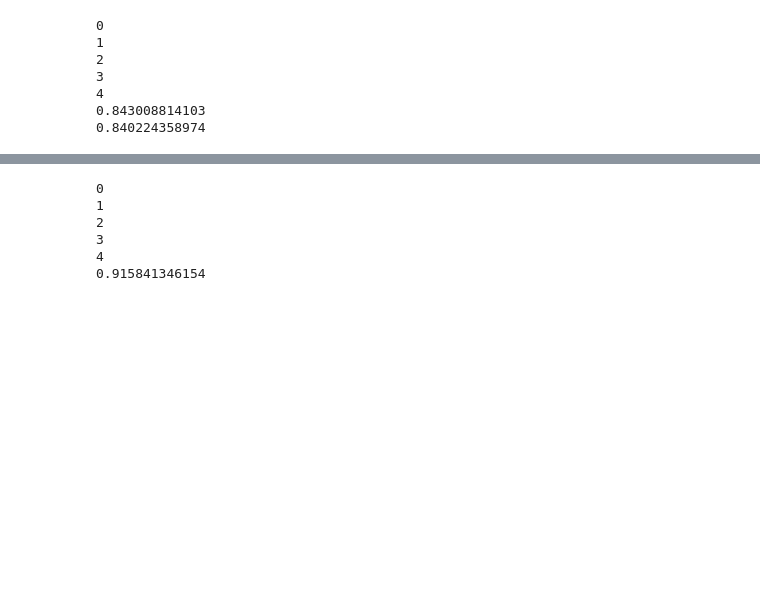
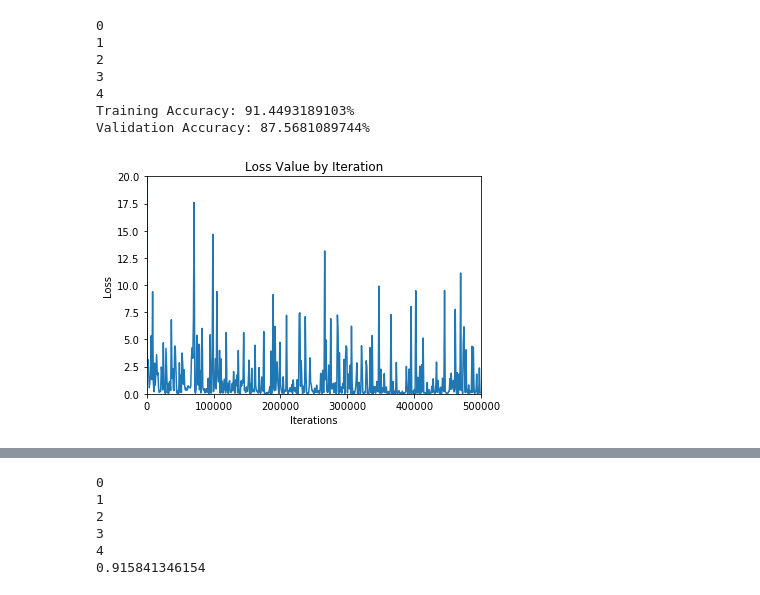
Before and after one commit to sunghew/cs189, a Jupyter notebook: hw6/hw6.ipynb, the cells around one changed output, grey strips where cells are left out. Cells and saved outputs as stored; diff of their text form; code cells hidden in the pictures; blank space fills up the shorter version.

```diff
--- a/hw6/hw6.ipynb
+++ b/hw6/hw6.ipynb
@@ -64,7 +64,6 @@ def kaggle_write(nn, images):
 # %%
 class NeuralNet:
     """ Initializes NeuralNet
-    :param layers: list layer sizes
     :param learning_rate: learning rate for gradient descent
     :param decay: scale learning_rate by decay at the end of each epoch
     :param epochs: max number of epochs
@@ -79,7 +78,11 @@ class NeuralNet:
         self.V = np.append(self.V, np.ones((b, 1), dtype='int'), axis=1)
         self.W = np.append(self.W, np.ones((k, 1), dtype='int'), axis=1)
 
-    def train(self, images, labels):
+        self.iterations = []
+        self.losses = []
+
+    def train(self, images, labels, granularity=1000):
+        counter = 0
         for c in range(self.epochs):
             print c
             for x, y in zip(images, labels):
@@ -88,6 +91,12 @@ class NeuralNet:
                 gradwL, gradvL = self.backward_pass(x, h, z, y)
                 self.V = self.V - self.learning_rate * gradvL
                 self.W = self.W - self.learning_rate * gradwL
+                if counter % granularity == 0:
+                    loss = self.cross_entropy_loss(z, y)
+                    if not np.isnan(loss) and not np.isinf(loss):
+                        self.iterations.append(counter)
+                        self.losses.append(loss)
+                counter += 1
             self.learning_rate *= self.decay
 
             order = np.arange(images.shape[0])
@@ -103,18 +112,17 @@ class NeuralNet:
         return predictions
 
     def validate(self, images, labels):
-        predictions = self.predict(images)
-        correct = 0
         if len(labels) != len(images):
             print 'Mismatch of labels ({}) and images ({})'.format(labels.shape, images.shape)
-
-        for i in range(len(labels)):
-            if predictions[i] == labels[i]:
+        i, correct, correctp, incorrectp = 0, 0, [], []
+        for pred, label in zip(self.predict(images), labels):
+            if pred == label:
                 correct += 1
-
-        print correct / len(labels)
-
-        return correct, predictions
+                correctp.append([i, pred])
+            else:
+                incorrectp.append([i, pred])
+            i += 1
+        return correct, correctp, incorrectp
 
     def hot_encode(self, y):
         label = np.zeros((k, 1), dtype=int)
@@ -147,13 +155,30 @@ class NeuralNet:
 # %%
 nn2 = NeuralNet(epochs=5)
 nn2.train(train_data, train_labels)
-tincorrect, tpredictions = nn.validate(train_data, train_labels)
-vincorrect, vpredictions = nn.validate(valid_data, valid_labels)
+train_correct, traincp, trainip = nn2.validate(train_data, train_labels)
+valid_correct, validcp, validip = nn2.validate(valid_data, valid_labels)
+
+print "Training Accuracy: {}%".format(100 * train_correct / len(train_labels))
+print "Validation Accuracy: {}%".format(100 * valid_correct / len(valid_labels))
 # %% [output]
 0
 1
 2
 3
 4
-0.843008814103
-0.840224358974
+Training Accuracy: 91.4493189103%
+Validation Accuracy: 87.5681089744%
+# %%
+plt.xlim([0, 5*10e4])
+plt.ylim([0, 20])
+# plt.xlim(xmin=1)
+plt.plot(nn2.iterations, nn2.losses)
+plt.title('Loss Value by Iteration')
+ax = plt.gca()
+
+plt.xlabel('Iterations')
+plt.ylabel('Loss')
+plt.savefig('loss.png', bbox_inches='tight')
+plt.show()
+# %% [output]
+[figure, added]
```
Also changed, not shown: parts of 5 cells of this notebook.
